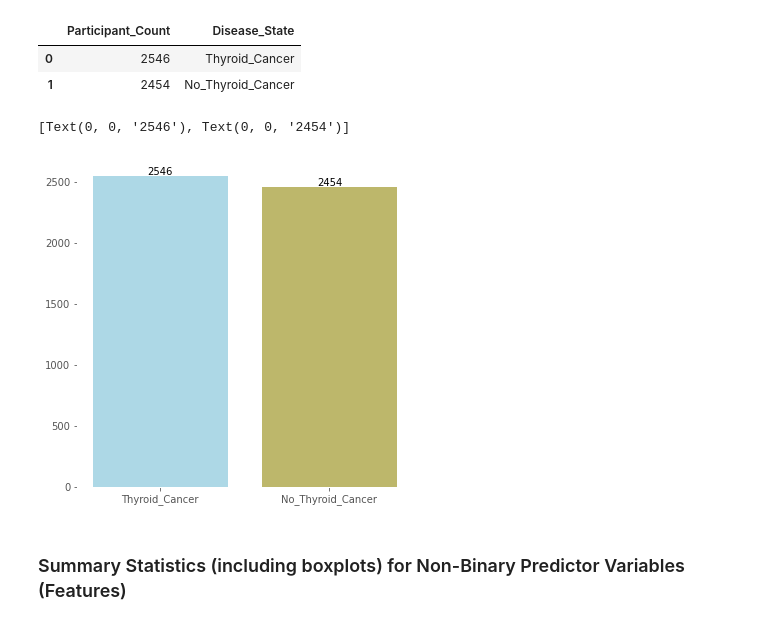
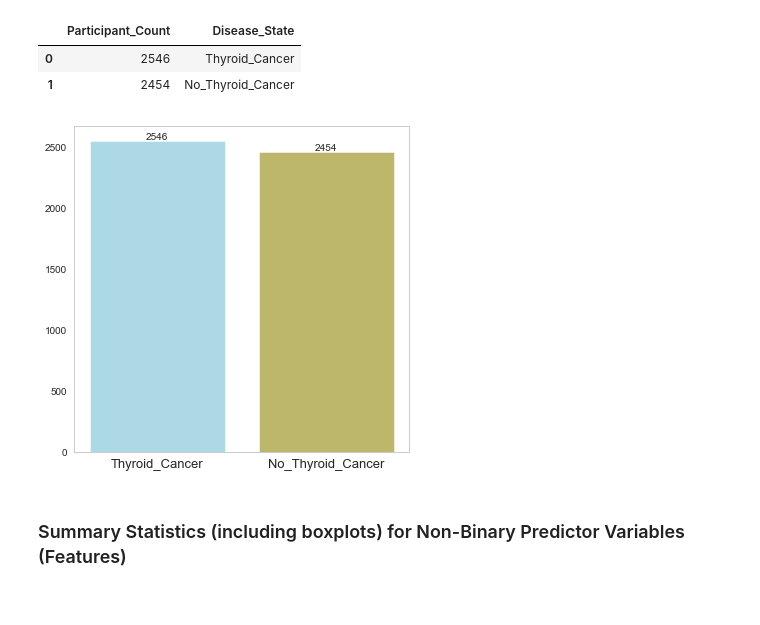
Before and after one commit to Jack-Coutts/ThyCa_Classification_UKBB, a Jupyter notebook: my_supervised_ML_methods.ipynb, the cells around one changed output. Cells and saved outputs as stored; diff of their text form; code cells hidden in the pictures.

Commit message:
Visualising imbalance complete.

```diff
--- a/my_supervised_ML_methods.ipynb
+++ b/my_supervised_ML_methods.ipynb
@@ -93,16 +93,18 @@ c_imbal
 | 1 | 2454 | No_Thyroid_Cancer |
 # %%
 # Plot bar chart of imbalance
-colours = ['lightblue', 'darkkhaki']
-plt.figure(figsize=(6,6))
-plt.rcParams['axes.facecolor'] = 'white'
-plt.grid()
+colours = ['lightblue', 'darkkhaki'] # Colour names
+plt.figure(figsize=(6,6)) # Figure size
+plt.rcParams['axes.facecolor'] = 'white' # Barchart background colour
+plt.grid() # Remove grid background
 
-bars = plt.bar(c_imbal['Disease_State'], c_imbal['Participant_Count'], color=colours)
-plt.bar_label(bars)
+bars = plt.bar(c_imbal['Disease_State'], c_imbal['Participant_Count'], color=colours) # Create the bars
+plt.bar_label(bars) # Add number label on top of bars
+plt.xticks(fontsize=13) # Fontsize of x-axis bar labels
+plt.show() # Show figure
+#plt.savefig('Figures/Class_imbalance_bar.png', bbox_inches='tight') # Save figure
 # %% [output]
-[Text(0, 0, '2546'), Text(0, 0, '2454')]
-[figure, old version]
+[figure, new version]
 # %% [markdown]
 ### Summary Statistics (including boxplots) for Non-Binary Predictor Variables (Features)
 # %% [markdown]
```
Also changed, not shown: parts of 2 cells of this notebook.
